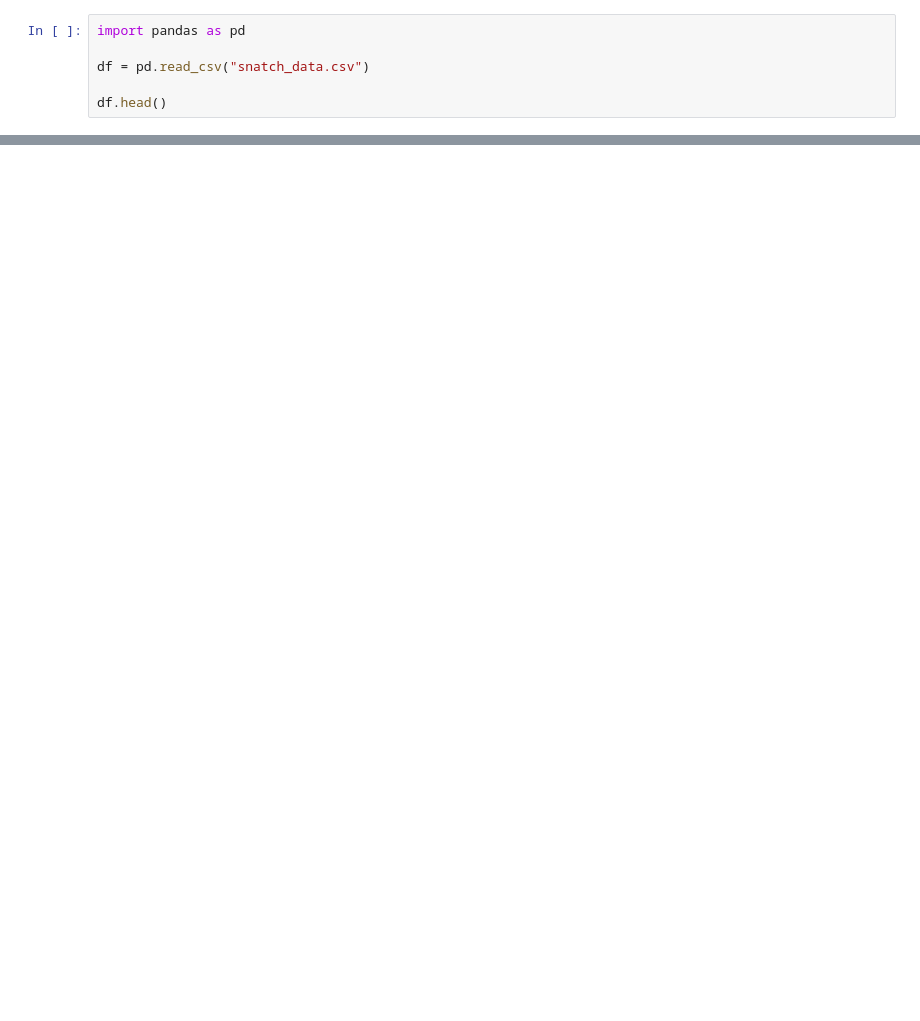
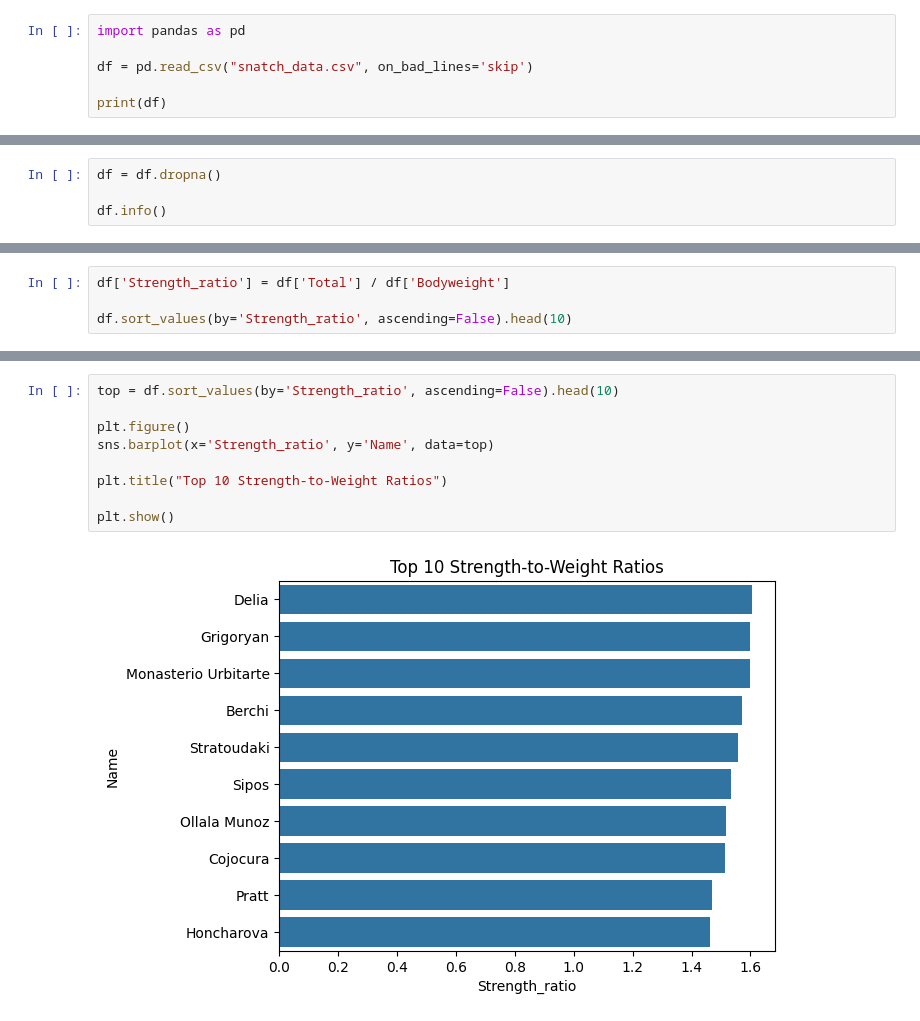
Before and after one commit to SahebiMelina/Sports-Analysis-Portfolio, a Jupyter notebook: Snatch_Analysis/53/58_category.ipynb, the cells around one changed output, grey strips where cells are left out. Saved outputs shown, nothing was run; the diff lists cells and outputs as text; blank space fills up the shorter version.

```diff
--- a/Snatch_Analysis/53/58_category.ipynb
+++ b/Snatch_Analysis/53/58_category.ipynb
@@ -21,7 +21,7 @@ Successfully installed contourpy-1.3.3 cycler-0.12.1 fonttools-4.62.1 kiwisolver
 # %%
 import pandas as pd
 
-df = pd.read_csv("snatch_data.csv")
+df = pd.read_csv("snatch_data.csv", on_bad_lines='skip')
 
-df.head()
+print(df)
 # %% [output]
@@ -28,0 +45,4 @@ ParserError: Error tokenizing data. C error: Expected 7 fields in line 3, saw 8
+# %%
+df = df.dropna()
+
+df.info()
@@ -28,0 +86,4 @@ ParserError: Error tokenizing data. C error: Expected 7 fields in line 3, saw 8
+# %%
+df['Strength_ratio'] = df['Total'] / df['Bodyweight']
+
+df.sort_values(by='Strength_ratio', ascending=False).head(10)
@@ -28,0 +102,11 @@ ParserError: Error tokenizing data. C error: Expected 7 fields in line 3, saw 8
+# %%
+top = df.sort_values(by='Strength_ratio', ascending=False).head(10)
+
+plt.figure()
+sns.barplot(x='Strength_ratio', y='Name', data=top)
+
+plt.title("Top 10 Strength-to-Weight Ratios")
+
+plt.show()
+# %% [output]
+[figure, added]
```
Also changed, not shown: parts of 7 cells of this notebook, 1 other file.
